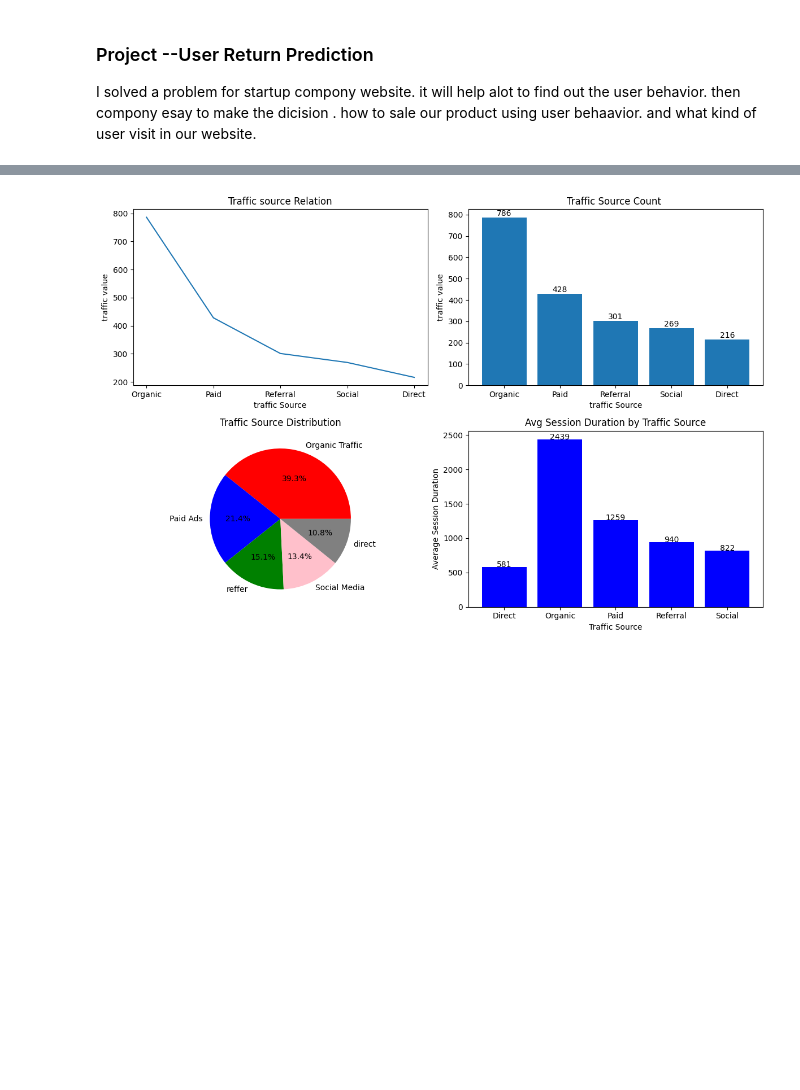
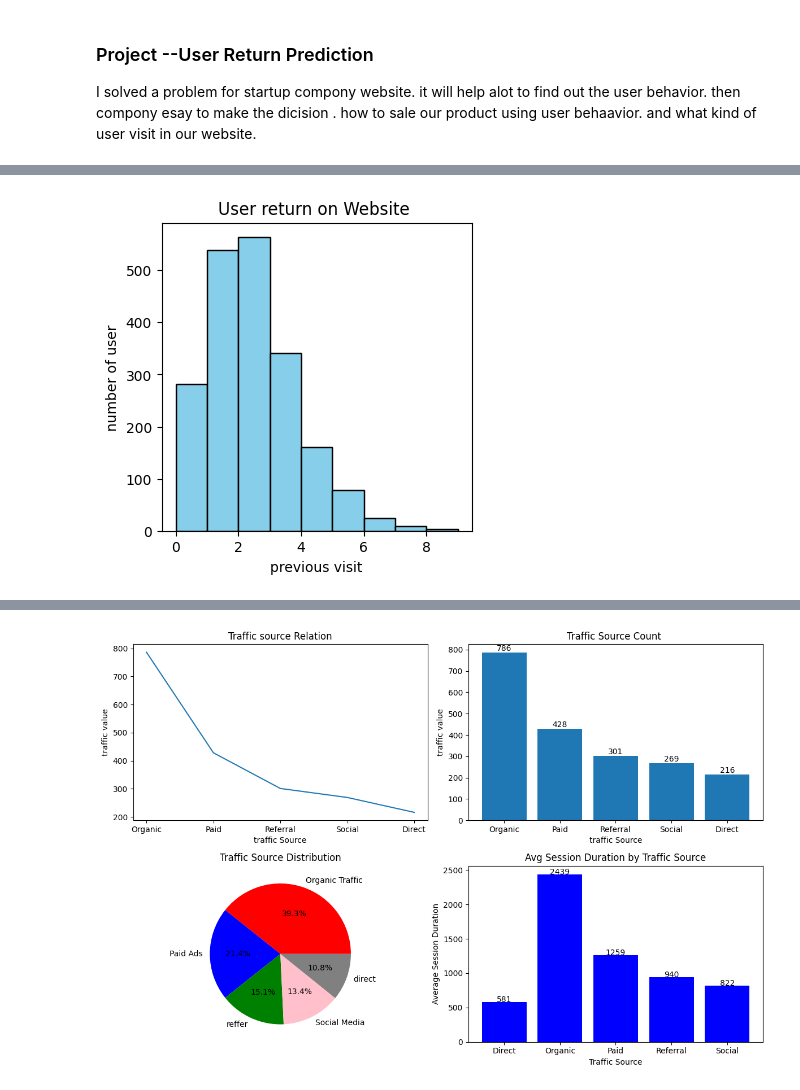
Before and after one commit to Himanshutiwari321/User-Return-Prediction---Startup---ML, a Jupyter notebook: project_URP.ipynb, the cells around one changed output, grey strips where cells are left out. Cells and saved outputs as stored; diff of their text form; code cells hidden in the pictures; blank space fills up the shorter version.

```diff
--- a/project_URP.ipynb
+++ b/project_URP.ipynb
@@ -34,0 +141,18 @@ df.describe()
+# %%
+#numarical columns ---previous visit
+
+plt.figure(figsize=(4,4))
+
+
+plt.hist(
+   df['Previous Visits'],
+   color ='skyblue',
+   edgecolor = 'black',
+    bins=range(0,10),
+)
+plt.ylabel("number of user")
+plt.xlabel("previous visit")
+plt.title("User return on Website ")
+plt.show()
+# %% [output]
+[figure, added]
```
Also changed, not shown: parts of 15 cells of this notebook.
